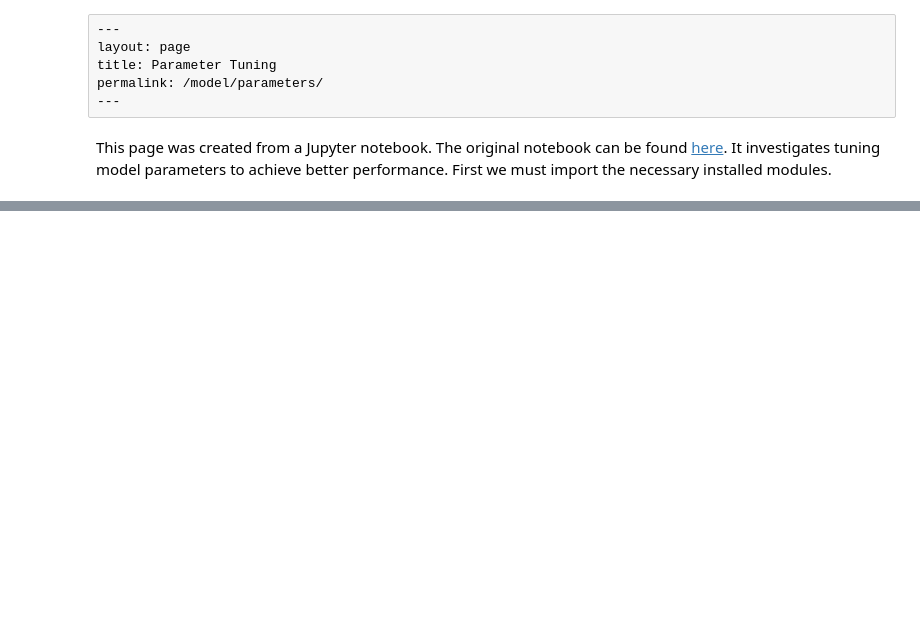
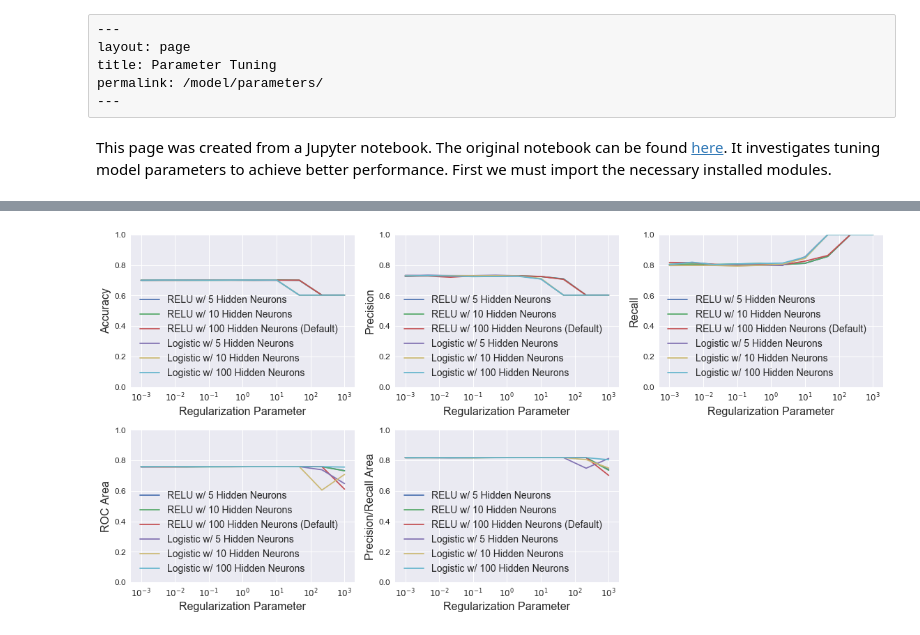
Before and after one commit to cedev935/databall-betting, a Jupyter notebook: notebooks/parameter-tuning.ipynb, the cells around one changed output, grey strips where cells are left out. Drawn from its saved outputs; the diff is of its cells as text; code cells hidden in the pictures; blank space fills up the shorter version.

```diff
--- a/notebooks/parameter-tuning.ipynb
+++ b/notebooks/parameter-tuning.ipynb
@@ -153,0 +172,16 @@ plot_metrics(nVec, [l1, l2], 2, 3, ['L1 Norm', 'L2 Norm', 'L2 Norm'], 'C', ylabe
+# %%
+# Create functions that return neural networks with different parameters
+models = [partial(MLPClassifier, hidden_layer_sizes=5),
+          partial(MLPClassifier, hidden_layer_sizes=10),
+          partial(MLPClassifier),
+          partial(MLPClassifier, activation='logistic', hidden_layer_sizes=5),
+          partial(MLPClassifier, activation='logistic', hidden_layer_sizes=10),
+          partial(MLPClassifier, activation='logistic')]
+
+alpha_vec = np.logspace(start=-3, stop=3, num=10)
+results = get_metrics(models, ['SRS'], 'alpha', alpha_vec)
+legend = ['RELU w/ 5 Hidden Neurons', 'RELU w/ 10 Hidden Neurons', 'RELU w/ 100 Hidden Neurons (Default)',
+          'Logistic w/ 5 Hidden Neurons', 'Logistic w/ 10 Hidden Neurons', 'Logistic w/ 100 Hidden Neurons']
+plot_metrics(alpha_vec, results, 'Regularization Parameter', legend, log=True)
+# %% [output]
+[figure, added]
```
Also changed, not shown: parts of 26 cells of this notebook.
